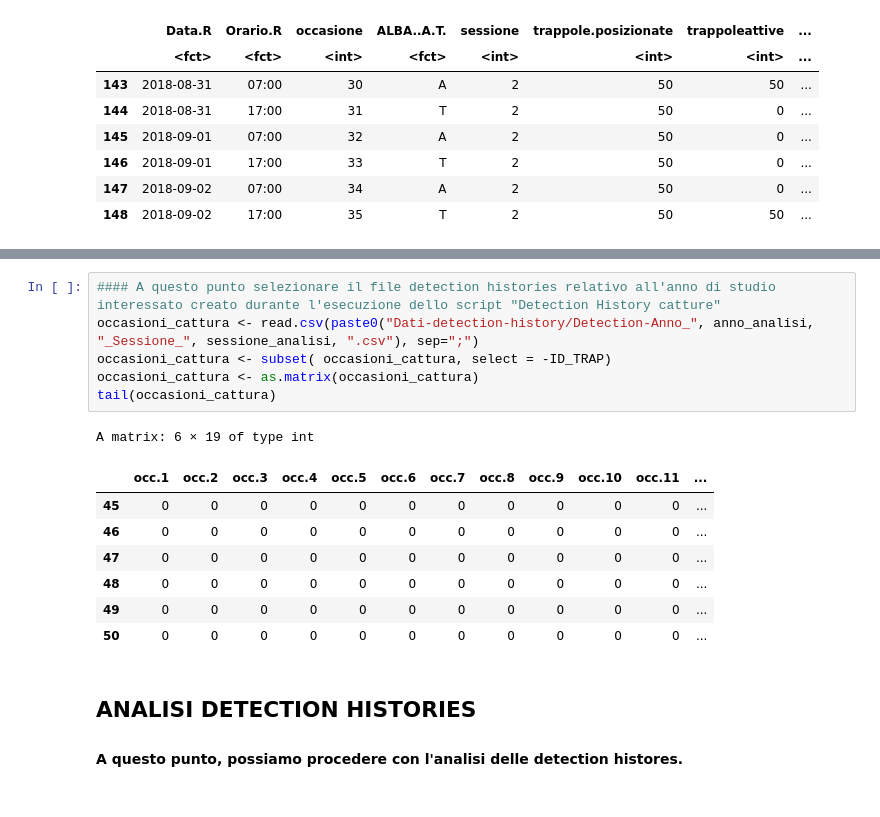
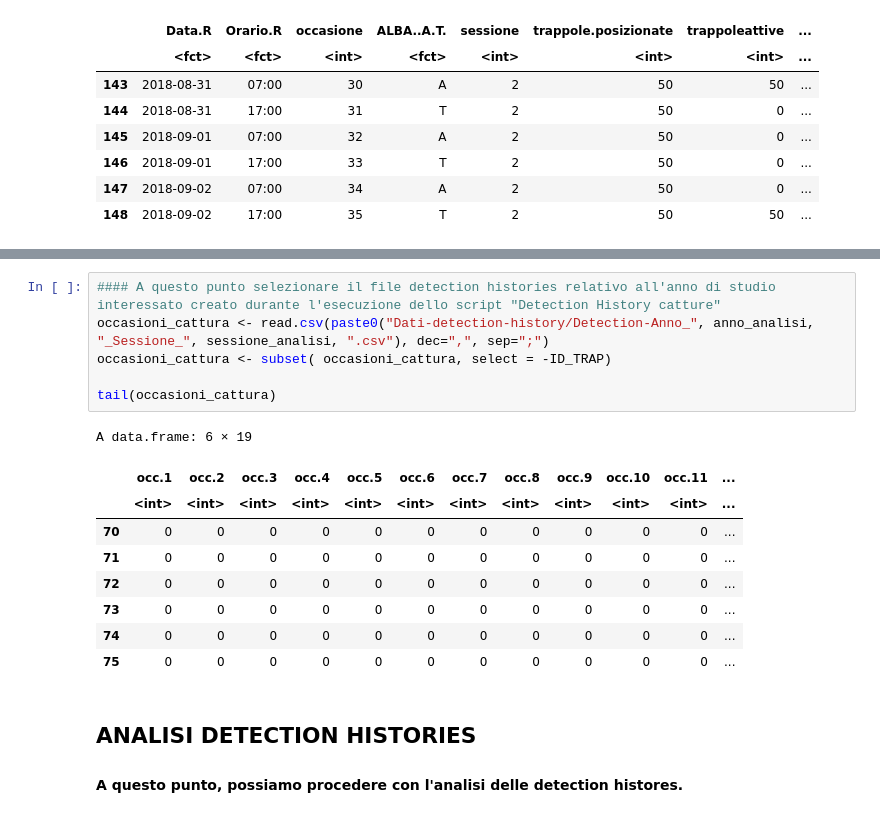
Before and after one commit to GabyOM/Chionomys-nivalis-analysis, a Jupyter notebook: 4. Dati Alba-Temperatura-Precipitazioni.ipynb, the cells around one changed output, grey strips where cells are left out. Saved outputs shown, nothing was run; the diff lists cells and outputs as text.

```diff
--- a/4. Dati Alba-Temperatura-Precipitazioni.ipynb
+++ b/4. Dati Alba-Temperatura-Precipitazioni.ipynb
@@ -105,18 +118,19 @@ A matrix: 6 × 19 of type dbl
 # %%
 #### A questo punto selezionare il file detection histories relativo all'anno di studio interessato creato durante l'esecuzione dello script "Detection History catture"
-occasioni_cattura <- read.csv(paste0("Dati-detection-history/Detection-Anno_", anno_analisi, "_Sessione_", sessione_analisi, ".csv"), sep=";")
+occasioni_cattura <- read.csv(paste0("Dati-detection-history/Detection-Anno_", anno_analisi, "_Sessione_", sessione_analisi, ".csv"), dec=",", sep=";")
 occasioni_cattura <- subset( occasioni_cattura, select = -ID_TRAP)
-occasioni_cattura <- as.matrix(occasioni_cattura)
+
 tail(occasioni_cattura)
 # %% [output]
-A matrix: 6 × 19 of type int
+A data.frame: 6 × 19
 |  | occ.1 | occ.2 | occ.3 | occ.4 | occ.5 | occ.6 | occ.7 | occ.8 | occ.9 | occ.10 | occ.11 | ... |
-| 45 | 0 | 0 | 0 | 0 | 0 | 0 | 0 | 0 | 0 | 0 | 0 | ... |
-| 46 | 0 | 0 | 0 | 0 | 0 | 0 | 0 | 0 | 0 | 0 | 0 | ... |
-| 47 | 0 | 0 | 0 | 0 | 0 | 0 | 0 | 0 | 0 | 0 | 0 | ... |
-| 48 | 0 | 0 | 0 | 0 | 0 | 0 | 0 | 0 | 0 | 0 | 0 | ... |
-| 49 | 0 | 0 | 0 | 0 | 0 | 0 | 0 | 0 | 0 | 0 | 0 | ... |
-| 50 | 0 | 0 | 0 | 0 | 0 | 0 | 0 | 0 | 0 | 0 | 0 | ... |
+|  | <int> | <int> | <int> | <int> | <int> | <int> | <int> | <int> | <int> | <int> | <int> | ... |
+| 70 | 0 | 0 | 0 | 0 | 0 | 0 | 0 | 0 | 0 | 0 | 0 | ... |
+| 71 | 0 | 0 | 0 | 0 | 0 | 0 | 0 | 0 | 0 | 0 | 0 | ... |
+| 72 | 0 | 0 | 0 | 0 | 0 | 0 | 0 | 0 | 0 | 0 | 0 | ... |
+| 73 | 0 | 0 | 0 | 0 | 0 | 0 | 0 | 0 | 0 | 0 | 0 | ... |
+| 74 | 0 | 0 | 0 | 0 | 0 | 0 | 0 | 0 | 0 | 0 | 0 | ... |
+| 75 | 0 | 0 | 0 | 0 | 0 | 0 | 0 | 0 | 0 | 0 | 0 | ... |
 # %% [markdown]
 ## ANALISI DETECTION HISTORIES
 #### A questo punto, possiamo procedere con l'analisi delle detection histores.
```
Also changed, not shown: parts of 18 cells of this notebook, 7 other files.
